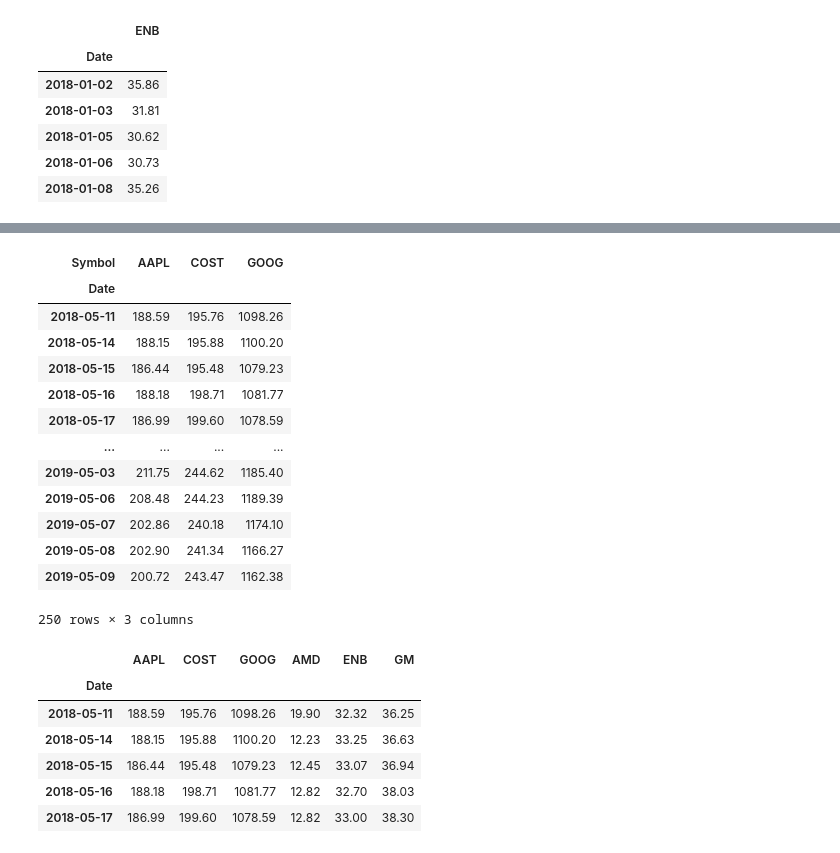
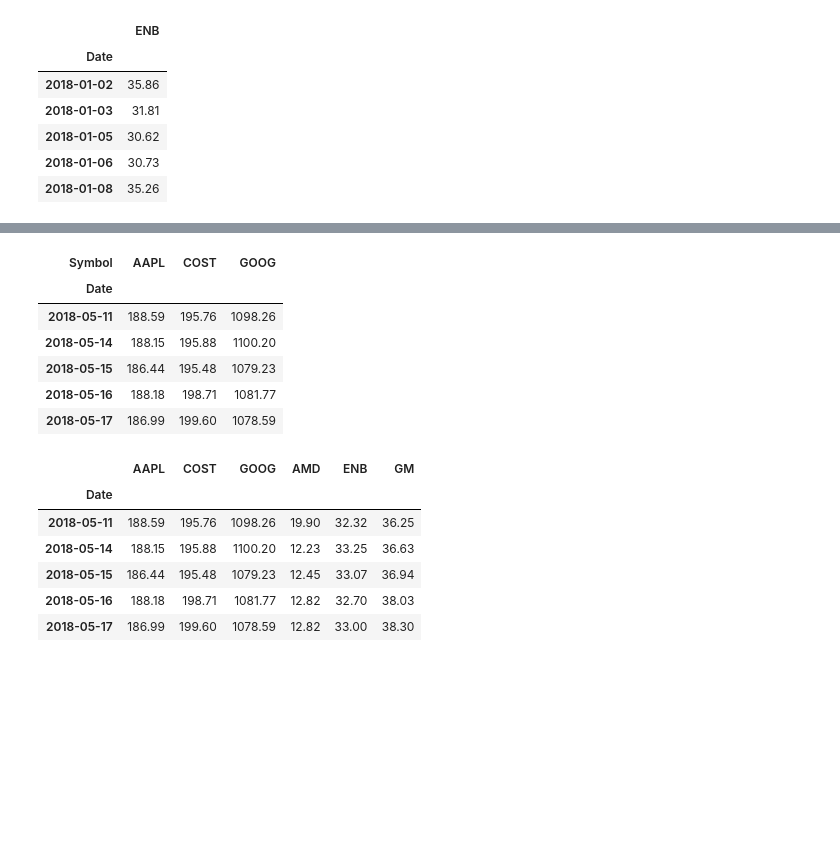
Before and after one commit to veldurai1985/Python_Assignment_3, a Jupyter notebook: whale_analysis.ipynb, the cells around one changed output, grey strips where cells are left out. Saved outputs shown, nothing was run; the diff lists cells and outputs as text; code cells hidden in the pictures; blank space fills up the shorter version.

```diff
--- a/whale_analysis.ipynb
+++ b/whale_analysis.ipynb
@@ -554,22 +540,15 @@ custom_df
 # %%
 # Pivot so that each column of prices represents a unique symbol
 custom_df = custom_df.pivot_table(values="NOCP", index="Date", columns="Symbol")
-custom_df
+custom_df.head()
 # %% [output]
 | Symbol | AAPL | COST | GOOG |
 | Date |  |  |  |
 | 2018-05-11 | 188.59 | 195.76 | 1098.26 |
 | 2018-05-14 | 188.15 | 195.88 | 1100.20 |
 | 2018-05-15 | 186.44 | 195.48 | 1079.23 |
 | 2018-05-16 | 188.18 | 198.71 | 1081.77 |
 | 2018-05-17 | 186.99 | 199.60 | 1078.59 |
-| ... | ... | ... | ... |
-| 2019-05-03 | 211.75 | 244.62 | 1185.40 |
-| 2019-05-06 | 208.48 | 244.23 | 1189.39 |
-| 2019-05-07 | 202.86 | 240.18 | 1174.10 |
-| 2019-05-08 | 202.90 | 241.34 | 1166.27 |
-| 2019-05-09 | 200.72 | 243.47 | 1162.38 |
-250 rows × 3 columns
 # %%
 # Adding AMD hitorical price data to custom dataframe
 
```
Also changed, not shown: parts of 10 cells of this notebook, 1 other file.
